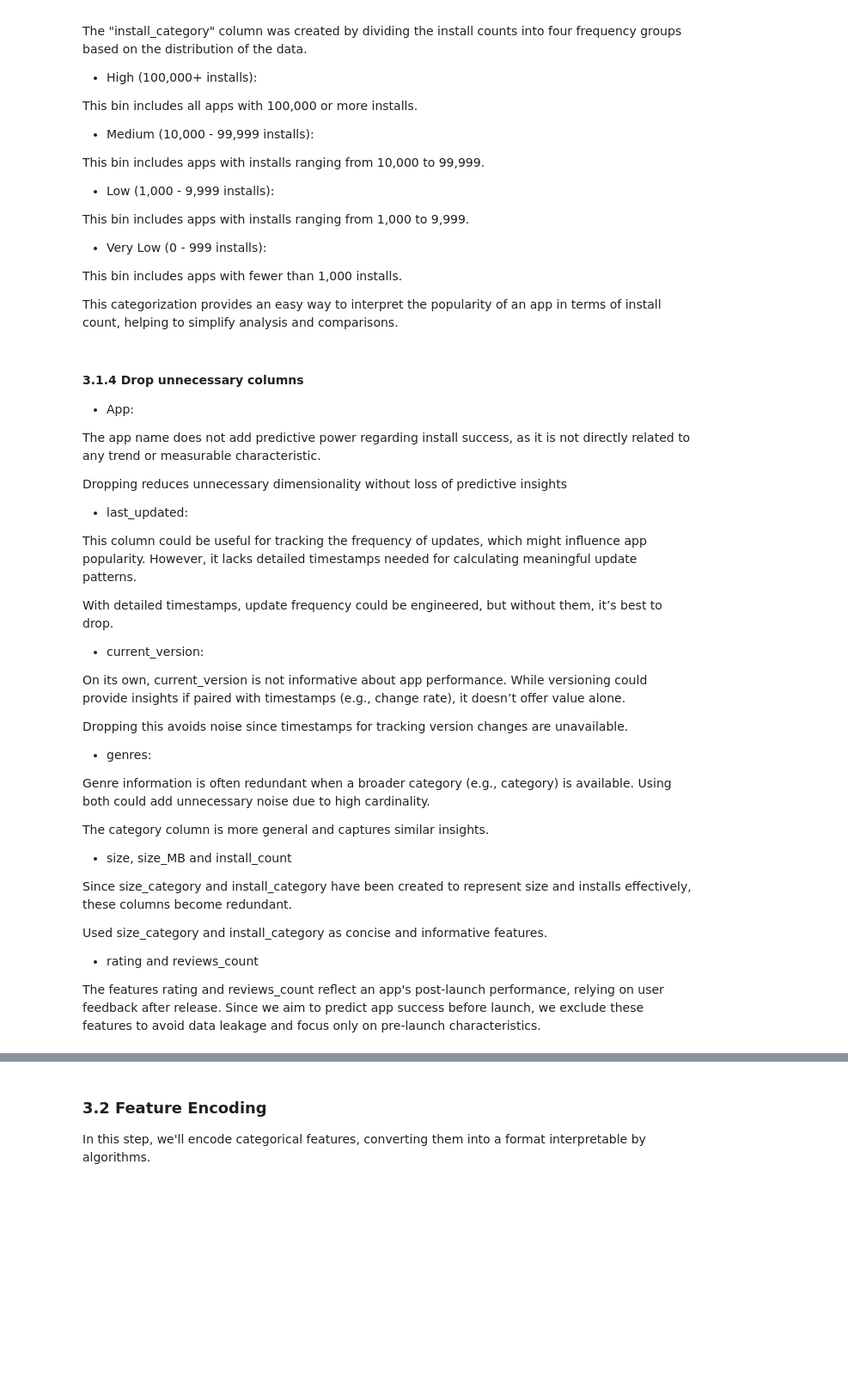
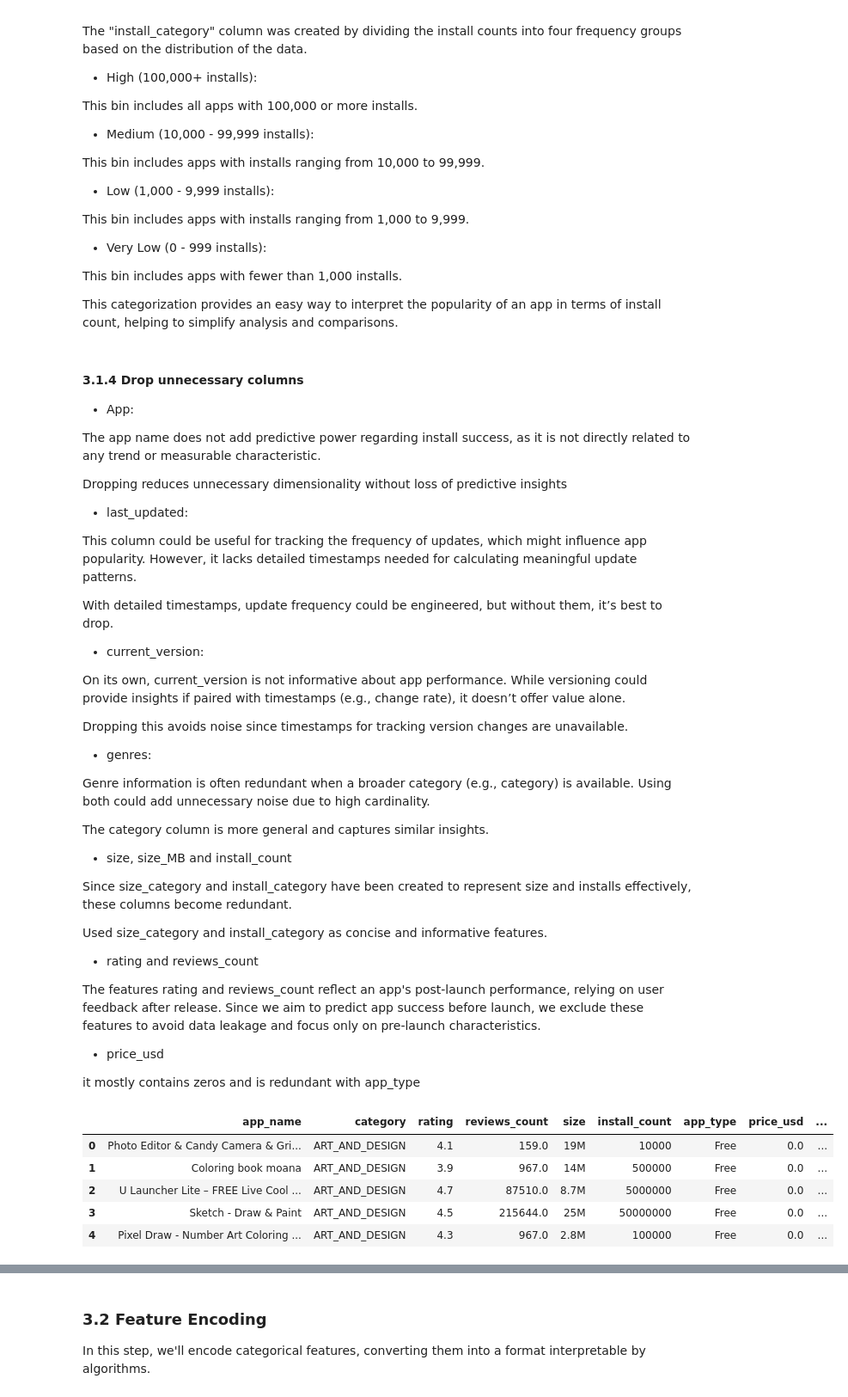
Before and after one commit to Veona-M/Mobile-App-Success-Predictor, a Jupyter notebook: app_success_prediction_model.ipynb, the cells around one changed output, grey strips where cells are left out. Shown at 86% size. Cells and saved outputs as stored; diff of their text form; code cells hidden in the pictures; blank space fills up the shorter version.

```diff
--- a/app_success_prediction_model.ipynb
+++ b/app_success_prediction_model.ipynb
@@ -721,3 +739,15 @@ Used size_category  and install_category as concise and informative features.
 - rating and reviews_count
 
 The features rating and reviews_count reflect an app's post-launch performance, relying on user feedback after release. Since we aim to predict app success before launch, we exclude these features to avoid data leakage and focus only on pre-launch characteristics.
+- price_usd
+
+it mostly contains zeros and is redundant with app_type
+# %%
+df.head()
+# %% [output]
+|  | app_name | category | rating | reviews_count | size | install_count | app_type | price_usd | ... |
+| 0 | Photo Editor & Candy Camera & Gri... | ART_AND_DESIGN | 4.1 | 159.0 | 19M | 10000 | Free | 0.0 | ... |
+| 1 | Coloring book moana | ART_AND_DESIGN | 3.9 | 967.0 | 14M | 500000 | Free | 0.0 | ... |
+| 2 | U Launcher Lite – FREE Live Cool ... | ART_AND_DESIGN | 4.7 | 87510.0 | 8.7M | 5000000 | Free | 0.0 | ... |
+| 3 | Sketch - Draw & Paint | ART_AND_DESIGN | 4.5 | 215644.0 | 25M | 50000000 | Free | 0.0 | ... |
+| 4 | Pixel Draw - Number Art Coloring ... | ART_AND_DESIGN | 4.3 | 967.0 | 2.8M | 100000 | Free | 0.0 | ... |
```
Also changed, not shown: parts of 55 cells of this notebook.
